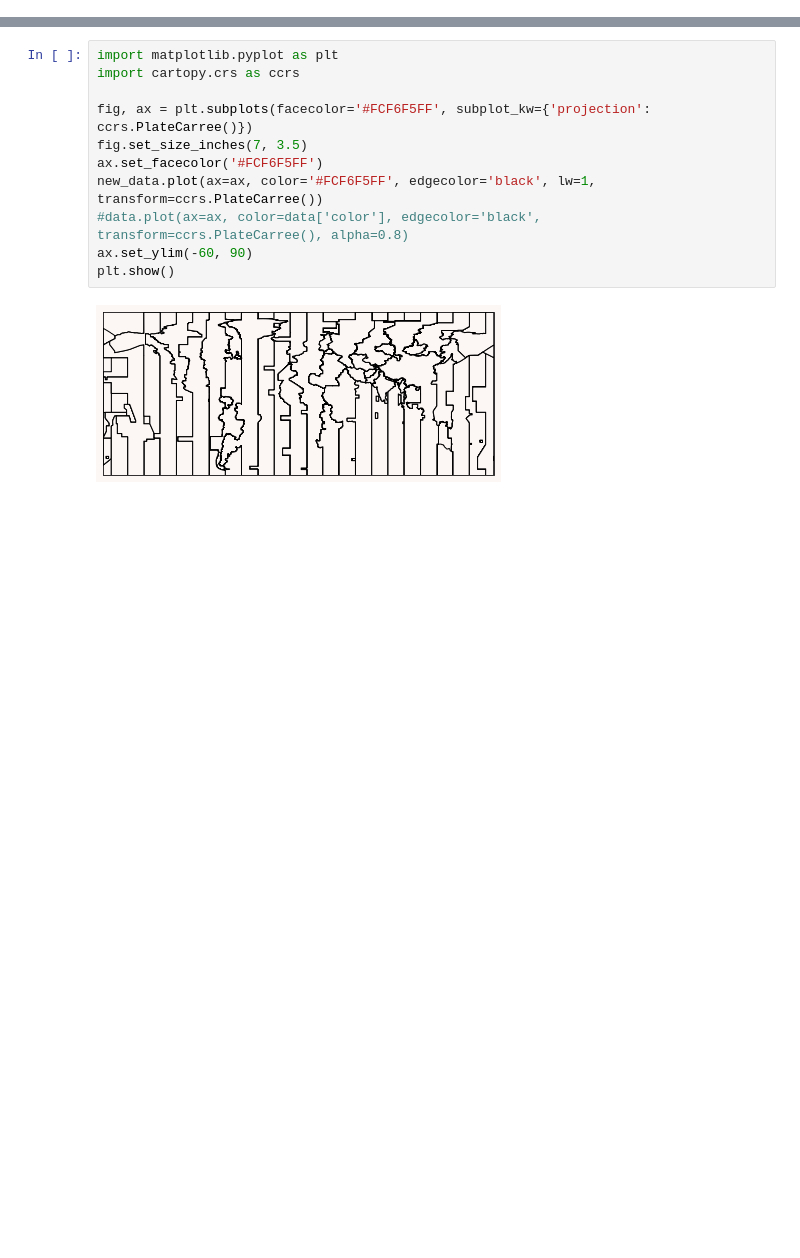
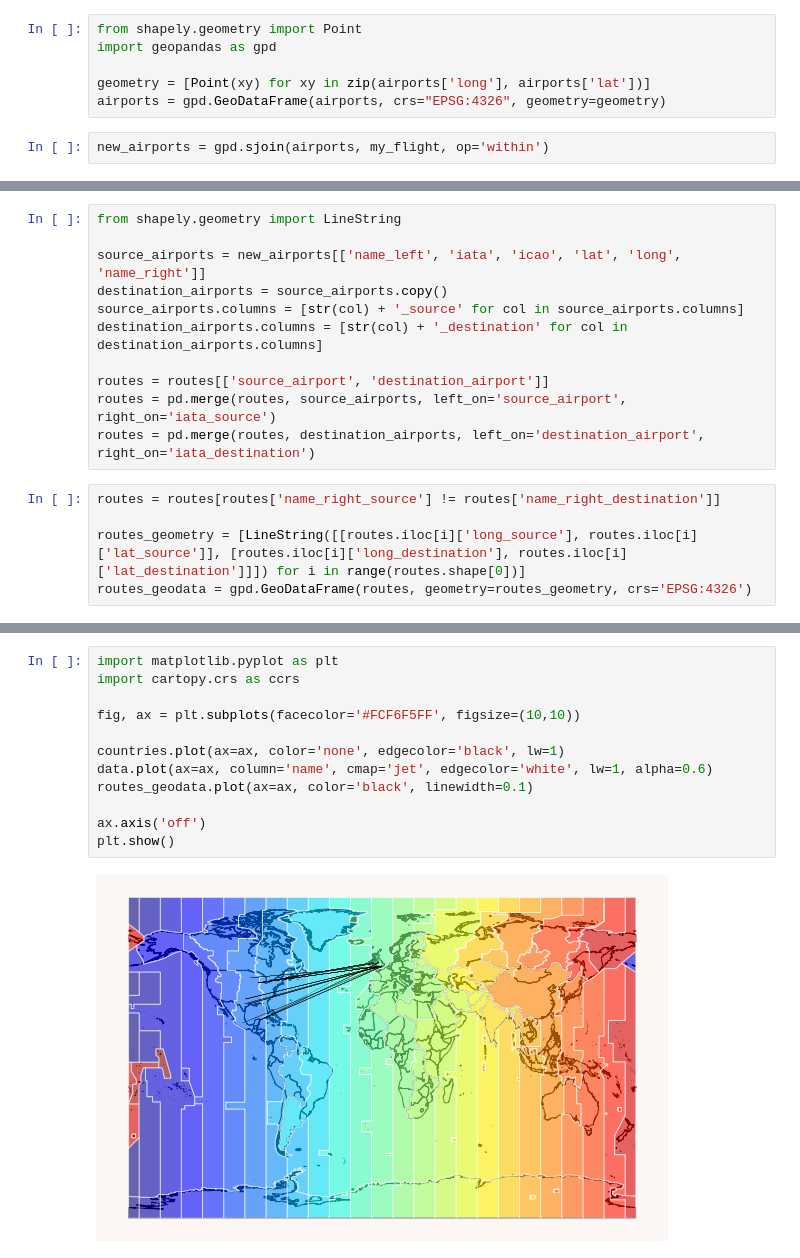
Before and after one commit to symmy596/PythonMaps-Scipy-2022, a Jupyter notebook: slides/4_Polygons.ipynb, the cells around one changed output, grey strips where cells are left out. Drawn from its saved outputs; the diff is of its cells as text; blank space fills up the shorter version.

```diff
--- a/slides/4_Polygons.ipynb
+++ b/slides/4_Polygons.ipynb
@@ -73,0 +69,8 @@ print(new_data)
+# %%
+from shapely.geometry import Point
+import geopandas as gpd
+
+geometry = [Point(xy) for xy in zip(airports['long'], airports['lat'])]
+airports = gpd.GeoDataFrame(airports, crs="EPSG:4326", geometry=geometry)
+# %%
+new_airports = gpd.sjoin(airports, my_flight, op='within')
@@ -73,0 +81,16 @@ print(new_data)
+# %%
+from shapely.geometry import LineString
+
+source_airports = new_airports[['name_left', 'iata', 'icao', 'lat', 'long', 'name_right']]
+destination_airports = source_airports.copy()
+source_airports.columns = [str(col) + '_source' for col in source_airports.columns]
+destination_airports.columns = [str(col) + '_destination' for col in destination_airports.columns]
+
+routes = routes[['source_airport', 'destination_airport']]
+routes = pd.merge(routes, source_airports, left_on='source_airport', right_on='iata_source')
+routes = pd.merge(routes, destination_airports, left_on='destination_airport', right_on='iata_destination')
+# %%
+routes = routes[routes['name_right_source'] != routes['name_right_destination']]
+
+routes_geometry = [LineString([[routes.iloc[i]['long_source'], routes.iloc[i]['lat_source']], [routes.iloc[i]['long_destination'], routes.iloc[i]['lat_destination']]]) for i in range(routes.shape[0])]
+routes_geodata = gpd.GeoDataFrame(routes, geometry=routes_geometry, crs='EPSG:4326')
@@ -74,13 +111,14 @@ print(new_data)
 # %%
 import matplotlib.pyplot as plt
 import cartopy.crs as ccrs
 
-fig, ax = plt.subplots(facecolor='#FCF6F5FF', subplot_kw={'projection': ccrs.PlateCarree()})
-fig.set_size_inches(7, 3.5)
-ax.set_facecolor('#FCF6F5FF')
-new_data.plot(ax=ax, color='#FCF6F5FF', edgecolor='black', lw=1, transform=ccrs.PlateCarree())
-#data.plot(ax=ax, color=data['color'], edgecolor='black', transform=ccrs.PlateCarree(), alpha=0.8)
-ax.set_ylim(-60, 90)
+fig, ax = plt.subplots(facecolor='#FCF6F5FF', figsize=(10,10))
+
+countries.plot(ax=ax, color='none', edgecolor='black', lw=1)
+data.plot(ax=ax, column='name', cmap='jet', edgecolor='white', lw=1, alpha=0.6)
+routes_geodata.plot(ax=ax, color='black', linewidth=0.1)
+
+ax.axis('off')
 plt.show()
 # %% [output]
-[figure, old version]
+[figure, new version]
```
Also changed, not shown: parts of 17 cells of this notebook, 5 other files.
